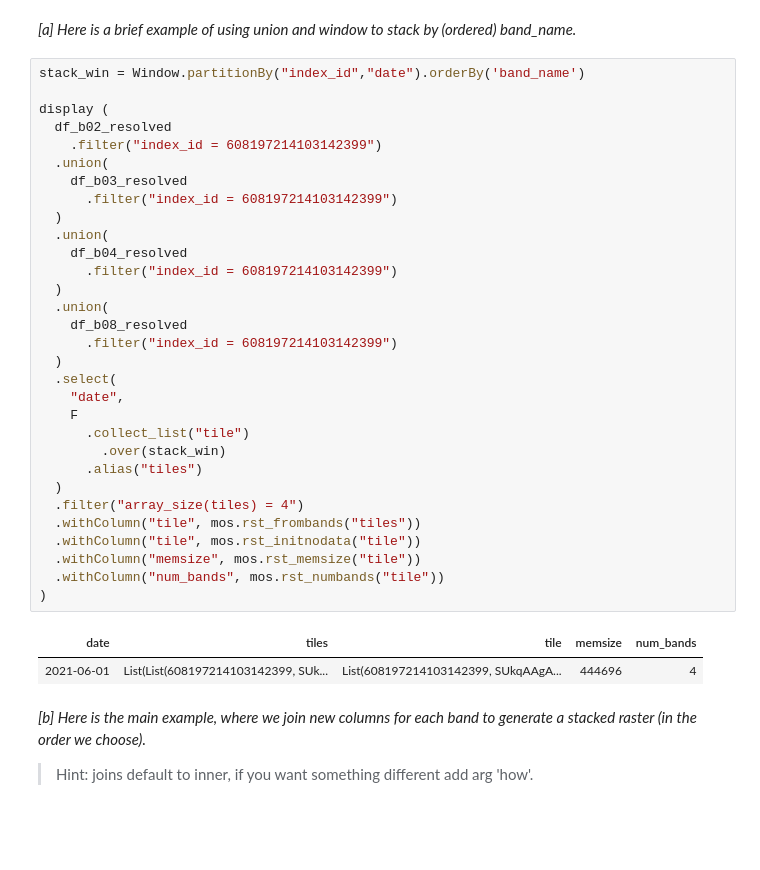
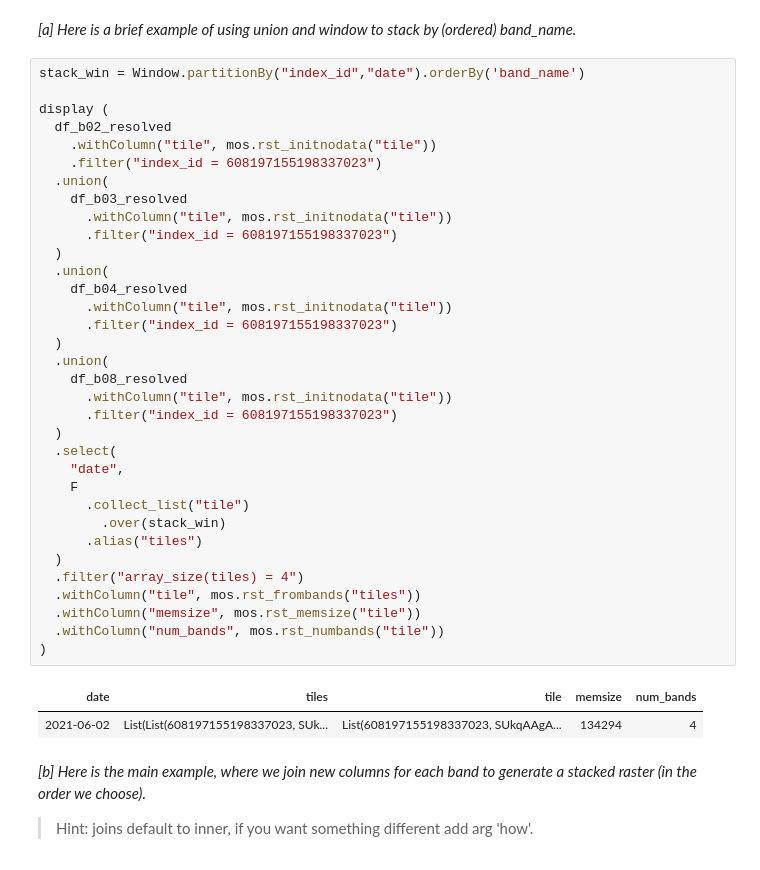
Before and after one commit to databrickslabs/mosaic, a Jupyter notebook: notebooks/examples/python/EarthObservation/EOGriddedSTAC/04. Band Stacking + NDVI.ipynb, the cells around one changed output. Saved outputs shown, nothing was run; the diff lists cells and outputs as text; blank space fills up the shorter version.

```diff
--- a/notebooks/examples/python/EarthObservation/EOGriddedSTAC/04. Band Stacking + NDVI.ipynb
+++ b/notebooks/examples/python/EarthObservation/EOGriddedSTAC/04. Band Stacking + NDVI.ipynb
@@ -179,37 +176,40 @@ _[a] Here is a brief example of using union and window to stack by (ordered) ban
 # %%
 stack_win = Window.partitionBy("index_id","date").orderBy('band_name')
 
 display (
   df_b02_resolved
-    .filter("index_id = 608197214103142399")
+    .withColumn("tile", mos.rst_initnodata("tile"))
+    .filter("index_id = 608197155198337023")
   .union(
     df_b03_resolved
-      .filter("index_id = 608197214103142399")
+      .withColumn("tile", mos.rst_initnodata("tile"))
+      .filter("index_id = 608197155198337023")
   )
   .union(
     df_b04_resolved
-      .filter("index_id = 608197214103142399")
+      .withColumn("tile", mos.rst_initnodata("tile"))
+      .filter("index_id = 608197155198337023")
   )
   .union(
     df_b08_resolved
-      .filter("index_id = 608197214103142399")
+      .withColumn("tile", mos.rst_initnodata("tile"))
+      .filter("index_id = 608197155198337023")
   )
   .select(
     "date",
     F
       .collect_list("tile")
         .over(stack_win)
       .alias("tiles")
   )
   .filter("array_size(tiles) = 4")
   .withColumn("tile", mos.rst_frombands("tiles"))
-  .withColumn("tile", mos.rst_initnodata("tile"))
   .withColumn("memsize", mos.rst_memsize("tile"))
   .withColumn("num_bands", mos.rst_numbands("tile"))
 )
 # %% [output]
 | date | tiles | tile | memsize | num_bands |
-| 2021-06-01 | List(List(608197214103142399, SUk... | List(608197214103142399, SUkqAAgA... | 444696 | 4 |
+| 2021-06-02 | List(List(608197155198337023, SUk... | List(608197155198337023, SUkqAAgA... | 134294 | 4 |
 # %% [markdown]
 _[b] Here is the main example, where we join new columns for each band to generate a stacked raster (in the order we choose)._
 
```
Also changed, not shown: parts of 13 cells of this notebook, 4 other files.
